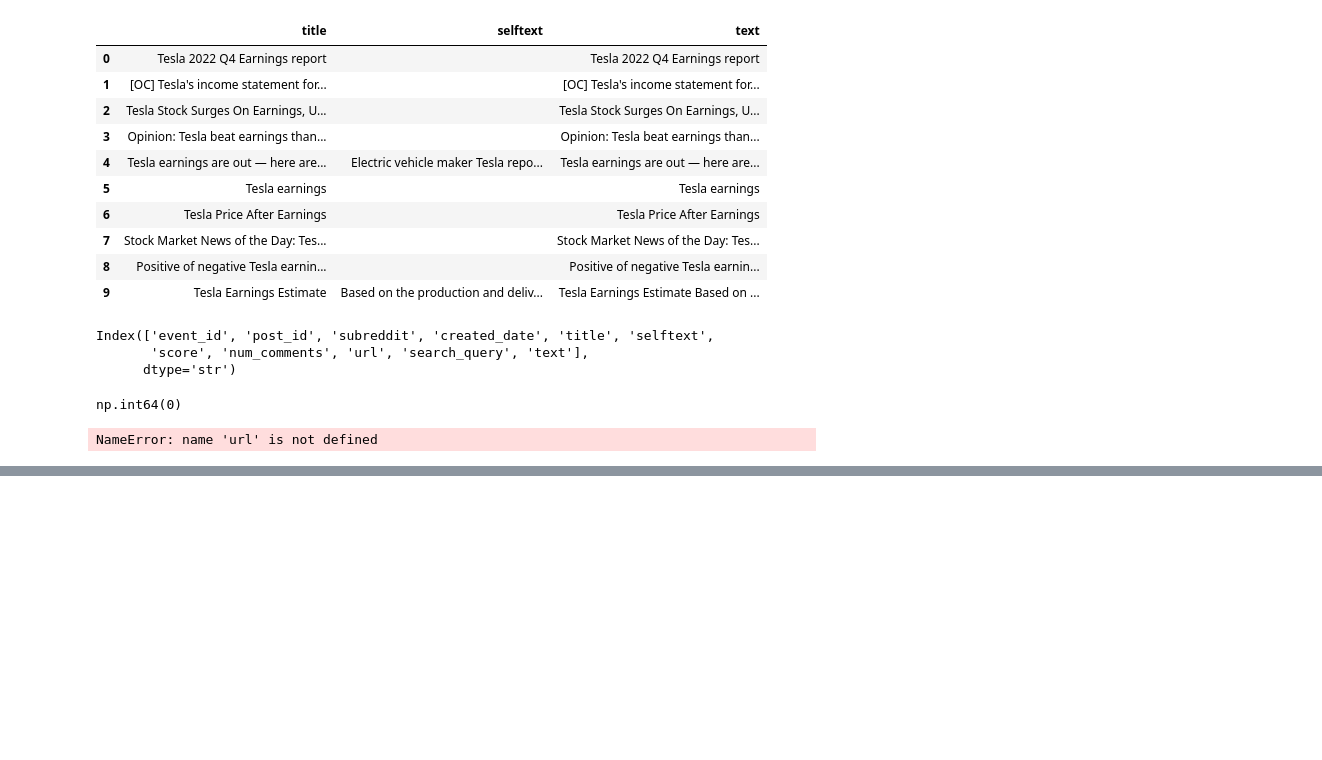
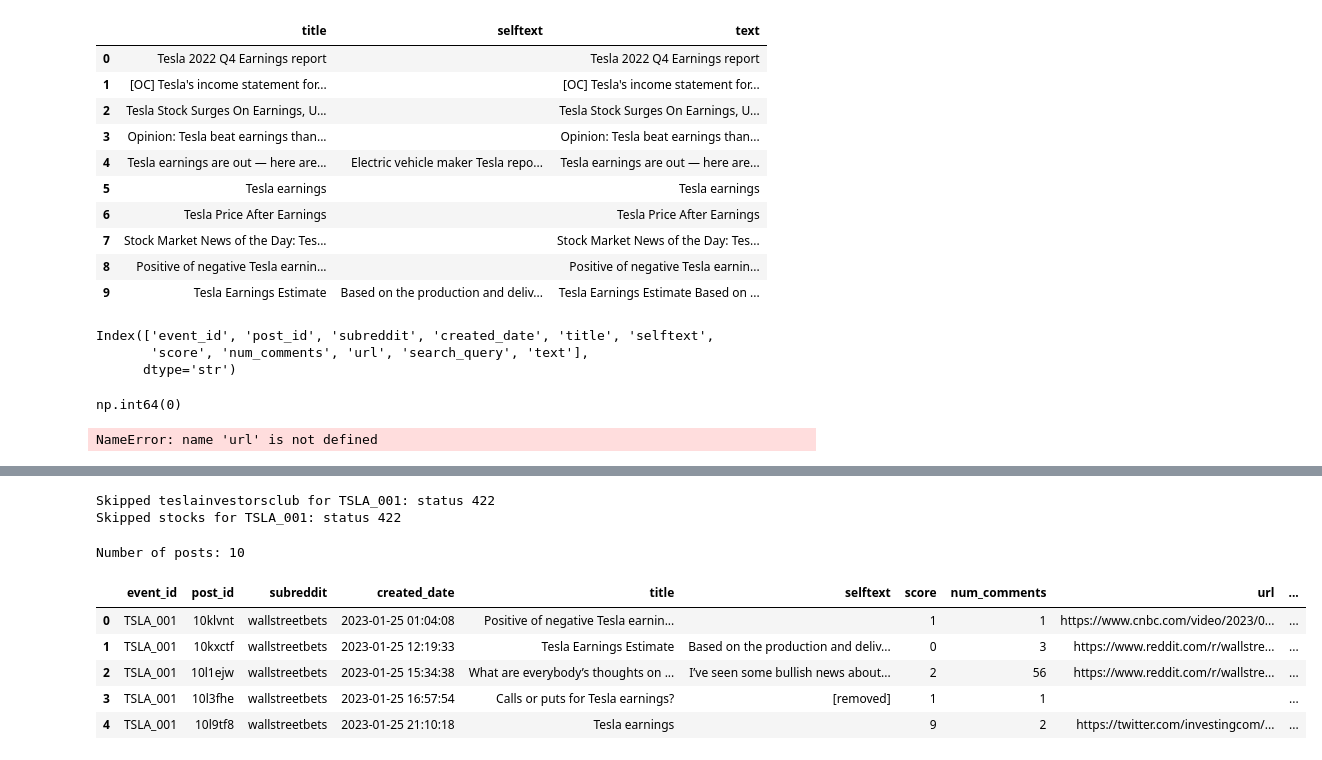
Before and after one commit to Adinolevinson/market-impact-analysis, a Jupyter notebook: notebooks/07_extracting_reddit_posts.ipynb, the cells around one changed output, grey strips where cells are left out. Saved outputs shown, nothing was run; the diff lists cells and outputs as text; code cells hidden in the pictures; blank space fills up the shorter version.

```diff
--- a/notebooks/07_extracting_reddit_posts.ipynb
+++ b/notebooks/07_extracting_reddit_posts.ipynb
@@ -155,0 +207,2 @@ NameError: name 'url' is not defined
+# %%
+test_event = events_with_queries.iloc[0]
@@ -155,0 +221,21 @@ NameError: name 'url' is not defined
+# %%
+reddit_posts = collect_event_reddit(
+    test_event["event_id"],
+    test_event["search_query"],
+    start_date,
+    end_date
+)
+# %% [output]
+Skipped teslainvestorsclub for TSLA_001: status 422
+Skipped stocks for TSLA_001: status 422
+# %%
+print("Number of posts:", len(reddit_posts))
+reddit_posts.head()
+# %% [output]
+Number of posts: 10
+|  | event_id | post_id | subreddit | created_date | title | selftext | score | num_comments | url | ... |
+| 0 | TSLA_001 | 10klvnt | wallstreetbets | 2023-01-25 01:04:08 | Positive of negative Tesla earnin... |  | 1 | 1 | https://www.cnbc.com/video/2023/0... | ... |
+| 1 | TSLA_001 | 10kxctf | wallstreetbets | 2023-01-25 12:19:33 | Tesla Earnings Estimate | Based on the production and deliv... | 0 | 3 | https://www.reddit.com/r/wallstre... | ... |
+| 2 | TSLA_001 | 10l1ejw | wallstreetbets | 2023-01-25 15:34:38 | What are everybody’s thoughts on ... | I’ve seen some bullish news about... | 2 | 56 | https://www.reddit.com/r/wallstre... | ... |
+| 3 | TSLA_001 | 10l3fhe | wallstreetbets | 2023-01-25 16:57:54 | Calls or puts for Tesla earnings? | [removed] | 1 | 1 |  | ... |
+| 4 | TSLA_001 | 10l9tf8 | wallstreetbets | 2023-01-25 21:10:18 | Tesla earnings |  | 9 | 2 | https://twitter.com/investingcom/... | ... |
```
Also changed, not shown: parts of 16 cells of this notebook, 30 other files.
